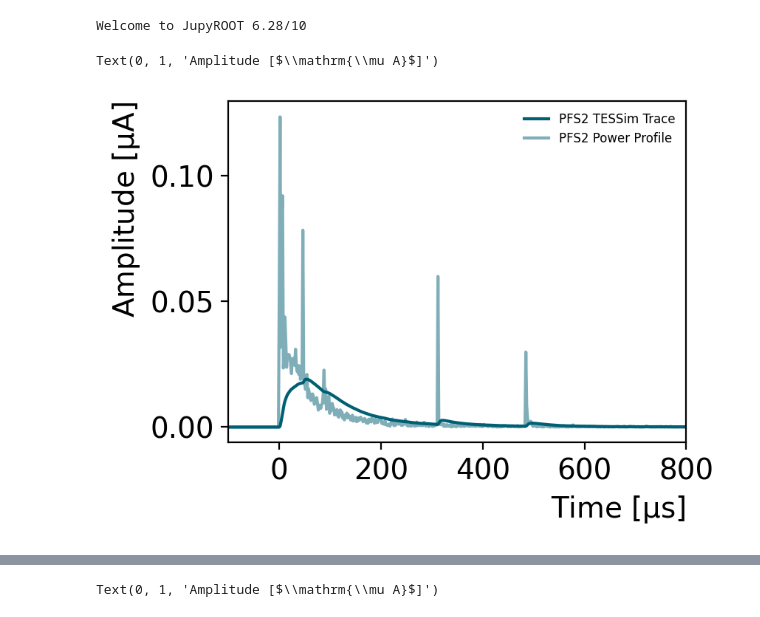
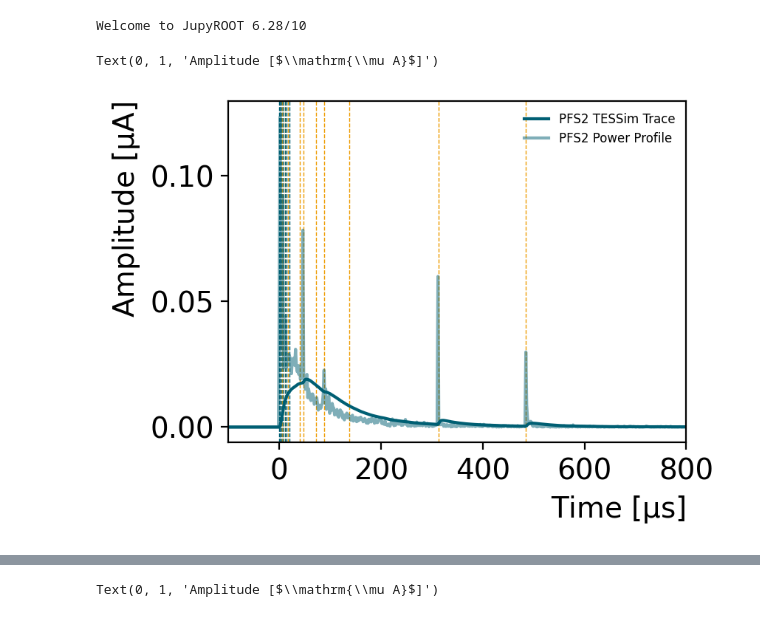
Before and after one commit to perry5334/CDMS, a Jupyter notebook: notebooks/machine_learning/ragged_traces.ipynb, the cells around one changed output, grey strips where cells are left out. Drawn from its saved outputs; the diff is of its cells as text; code cells hidden in the pictures.

```diff
--- a/notebooks/machine_learning/ragged_traces.ipynb
+++ b/notebooks/machine_learning/ragged_traces.ipynb
@@ -51,20 +51,25 @@ channum = 6
 g4dmcTES = CDataFrame('G4SimDir/g4dmcTES', [DMCfiles])
 Profiles = g4dmcTES.Filter(f'EventNum=={EventNum} & DataType==4 & int(ChanNum)=={channum}').AsNumpy(['Trace'])['Trace']
 Profile = np.sum(Profiles, axis=0)
+# %%
+mczip0 = CDataFrame('G4SimDir/mczip0', [DMCfiles])
+zipdata_Q = mczip0.Filter('Charge != 0').Filter('EventNum == 2').AsNumpy(['X3', 'Y3', 'Z3', 'Yield', 'Weight', 'KE', 'Time3', 'Charge', 'Track'])
+zipdata_P = mczip0.Filter('Charge == 0').Filter('EventNum == 2').AsNumpy(['X3', 'Y3', 'Z3', 'Yield', 'Weight', 'KE', 'Time3', 'Charge', 'Track', 'ChanNum'])
 # %%
 plt.figure(figsize=(4,3), dpi=200)
 
 plt.plot(TimeBins, Trace[0], color = 'C0', label = f'{ChanName[0]} TESSim Trace')
 plt.plot(TimeBins, Profile*1e12 / sum(Profile*1e12) * sum(Trace[0]), color = 'C0', label = f'{ChanName[0]} Power Profile', alpha = 0.5)
 
-#plt.axvline(281, 0, 1, color = 'black')
-#plt.axvline(287, 0, 1, color = 'black')
+t0 = min(zipdata_P['Time3'])*1e-3
+for i, time in enumerate(zipdata_Q['Time3']*1e-3):
+    plt.axvline(time-t0, 0, 1, color = ['C0', 'C4'][zipdata_Q['Charge'][i] == -1], zorder = -1, ls = '--', lw = 0.5)
 
 plt.xlim(-100, 800)
 #plt.xlim(270, 300)
 plt.legend(fontsize = 6)
 plt.xlabel(r'Time [$\mathrm{\mu s}$]')
 plt.ylabel(r'Amplitude [$\mathrm{\mu A}$]')
 # %% [output]
 Text(0, 1, 'Amplitude [$\\mathrm{\\mu A}$]')
-[figure, old version]
+[figure, new version]
```
Also changed, not shown: parts of 5 cells of this notebook, 1 other file.
